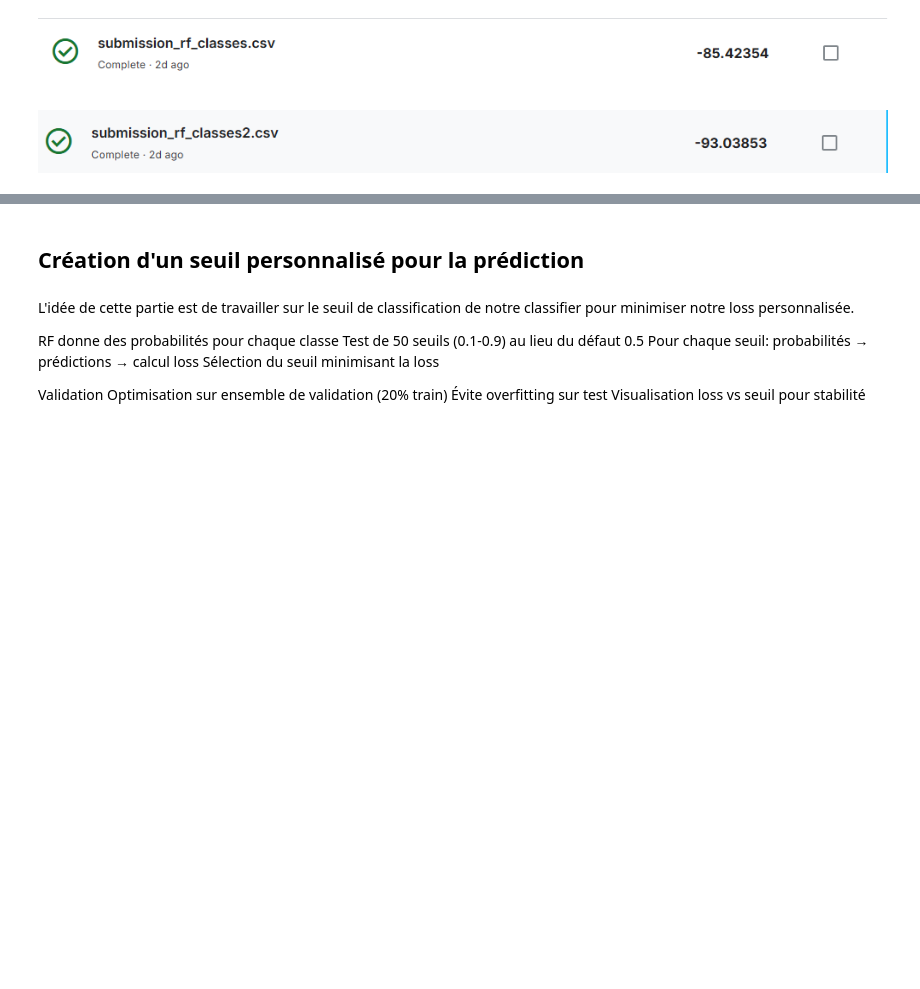
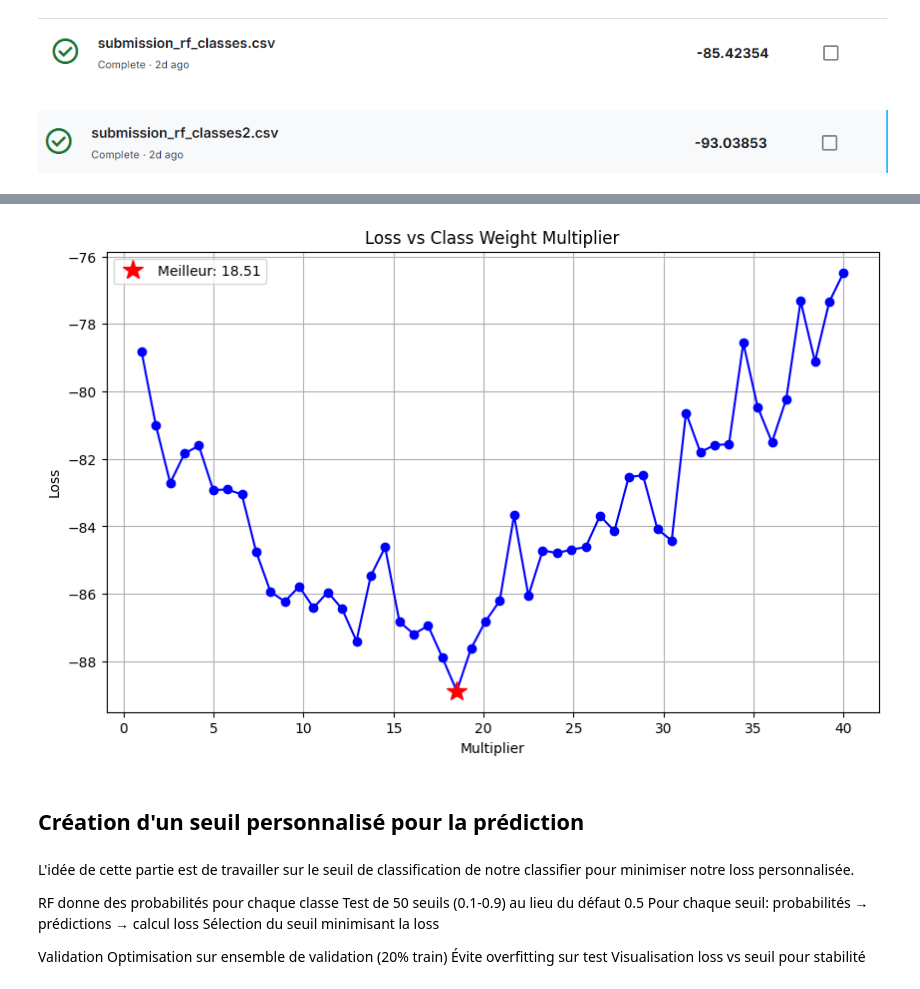
Before and after one commit to Mimon-Xv/German-Credit-ML2, a Jupyter notebook: 02. Notebooks/Notebook1.ipynb, the cells around one changed output, grey strips where cells are left out. Saved outputs shown, nothing was run; the diff lists cells and outputs as text; code cells hidden in the pictures; blank space fills up the shorter version.

Commit message:
bug simon_clement

```diff
--- a/02. Notebooks/Notebook1.ipynb
+++ b/02. Notebooks/Notebook1.ipynb
@@ -522,0 +597,15 @@ Ce petit changement permet d'encore baisser le score final, on tentera d'augment
+# %%
+# Code de simon, nouvelle tentative de submission avec les weights équilibrées
+# et un multiplier de 5 pour les risqués.
+
+y_pred = pipeline.predict(df_test)
+
+# Conversion des prédictions en DataFrame
+y_pred = pd.DataFrame(y_pred, columns=['Risk'])
+y_pred['Id'] = df_test['Id']
+
+# Réorganiser les colonnes
+submission = y_pred[['Id', 'Risk']]
+
+# Enregistrer au format CSV
+submission.to_csv('../03. Submissions/s_submission_rf_hyper.csv', index=False)
@@ -522,0 +614,69 @@ Ce petit changement permet d'encore baisser le score final, on tentera d'augment
+# %%
+import matplotlib.pyplot as plt
+import numpy as np
+
+# Définir les multiplicateurs à tester
+multipliers = np.linspace(1, 40, 50)  # 20 valeurs entre 1 et 10
+losses = []
+
+# Pour chaque multiplicateur
+for m in multipliers:
+    # Calculer les poids des classes
+    class_weights = {
+        'Risk': (real_prop['Risk'] / train_prop['Risk']) * m,
+        'No Risk': real_prop['No Risk'] / train_prop['No Risk']
+    }
+
+    # Créer et entraîner le modèle
+    rf_classifier = RandomForestClassifier(
+        n_estimators=200,
+        max_depth=10,
+        min_samples_leaf=1,
+        min_samples_split=5,
+        class_weight=class_weights,
+        random_state=42
+    )
+
+    # Créer la pipeline
+    pipeline = Pipeline(steps=[
+        ('preprocessor', preprocessor),
+        ('classifier', rf_classifier)
+    ])
+
+    # Fit la pipeline et faire les prédictions
+    pipeline.fit(X_train, y_train)
+    y_pred = pipeline.predict(X_test)
+
+    # Préparer les données pour le calcul de la loss
+    y_test_df = pd.DataFrame(y_test, columns=['Risk'])
+    y_pred_df = pd.DataFrame(y_pred, columns=['Risk'])
+    y_test_df.reset_index(drop=True, inplace=True)
+    X_test.reset_index(drop=True, inplace=True)
+    y_test_df['LoanAmount'] = X_test['LoanAmount']
+
+    # Calculer la loss
+    loss = score(y_test_df, y_pred_df, 'LoanAmount')
+    losses.append(loss)
+
+    print(f'Multiplier: {m:.2f}, Loss: {loss:.2f}')
+
+# Créer le graphique
+plt.figure(figsize=(10, 6))
+plt.plot(multipliers, losses, 'b-', marker='o')
+plt.xlabel('Multiplier')
+plt.ylabel('Loss')
+plt.title('Loss vs Class Weight Multiplier')
+plt.grid(True)
+
+# Trouver le meilleur multiplicateur
+best_multiplier = multipliers[np.argmin(losses)]
+best_loss = min(losses)
+print(f'\nMeilleur multiplicateur: {best_multiplier:.2f}')
+print(f'Meilleure loss: {best_loss:.2f}')
+
+# Ajouter un point pour le meilleur multiplicateur
+plt.plot(best_multiplier, best_loss, 'r*', markersize=15, label=f'Meilleur: {best_multiplier:.2f}')
+plt.legend()
+
+plt.show()
+# %% [output]
@@ -523,3 +700,4 @@ Ce petit changement permet d'encore baisser le score final, on tentera d'augment
+[figure, added]
 # %% [markdown]
 ## Création d'un seuil personnalisé pour la prédiction
 # %% [markdown]
```
Also changed, not shown: parts of 13 cells of this notebook.
